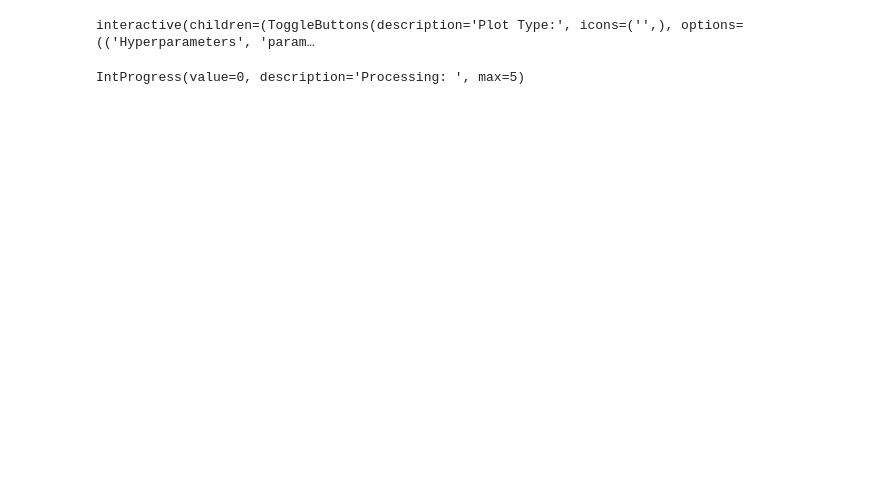
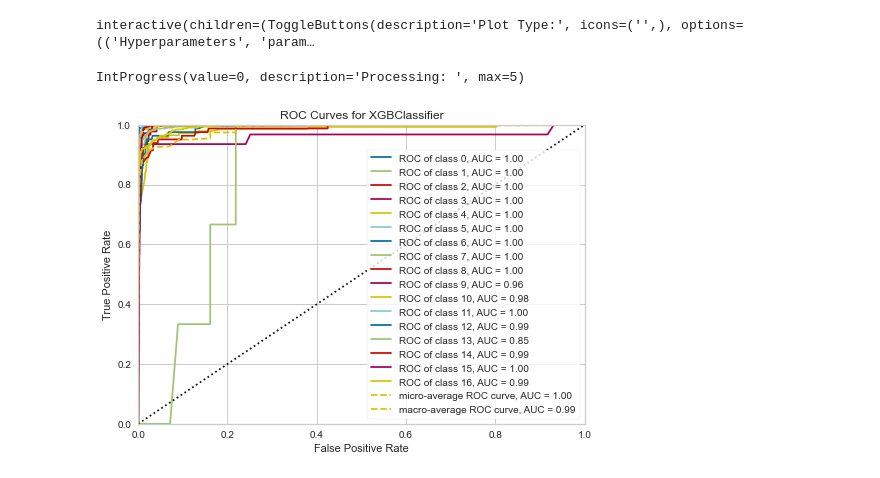
Before and after one commit to montgoz007/bugs-caret, a Jupyter notebook: pathway_classify.ipynb, the cells around one changed output. Saved outputs shown, nothing was run; the diff lists cells and outputs as text; code cells hidden in the pictures; blank space fills up the shorter version.

```diff
--- a/pathway_classify.ipynb
+++ b/pathway_classify.ipynb
@@ -493,3 +545,7 @@ evaluate_model(tuned_xgboost)
 # %% [output]
 interactive(children=(ToggleButtons(description='Plot Type:', icons=('',), options=(('Hyperparameters', 'param…
 IntProgress(value=0, description='Processing: ', max=5)
+# %%
+plot_model(tuned_xgboost)
+# %% [output]
+[figure, added]
```
Also changed, not shown: parts of 11 cells of this notebook, 4 other files.
